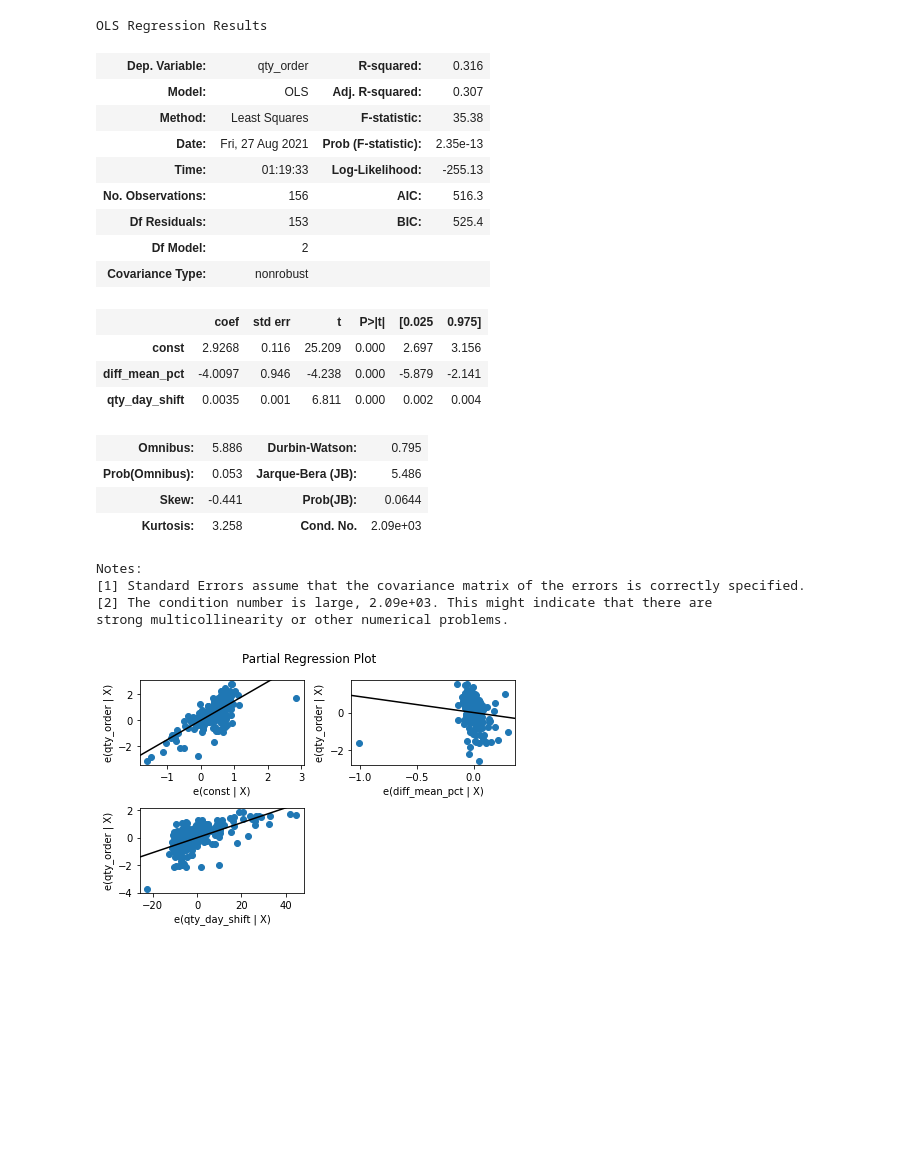
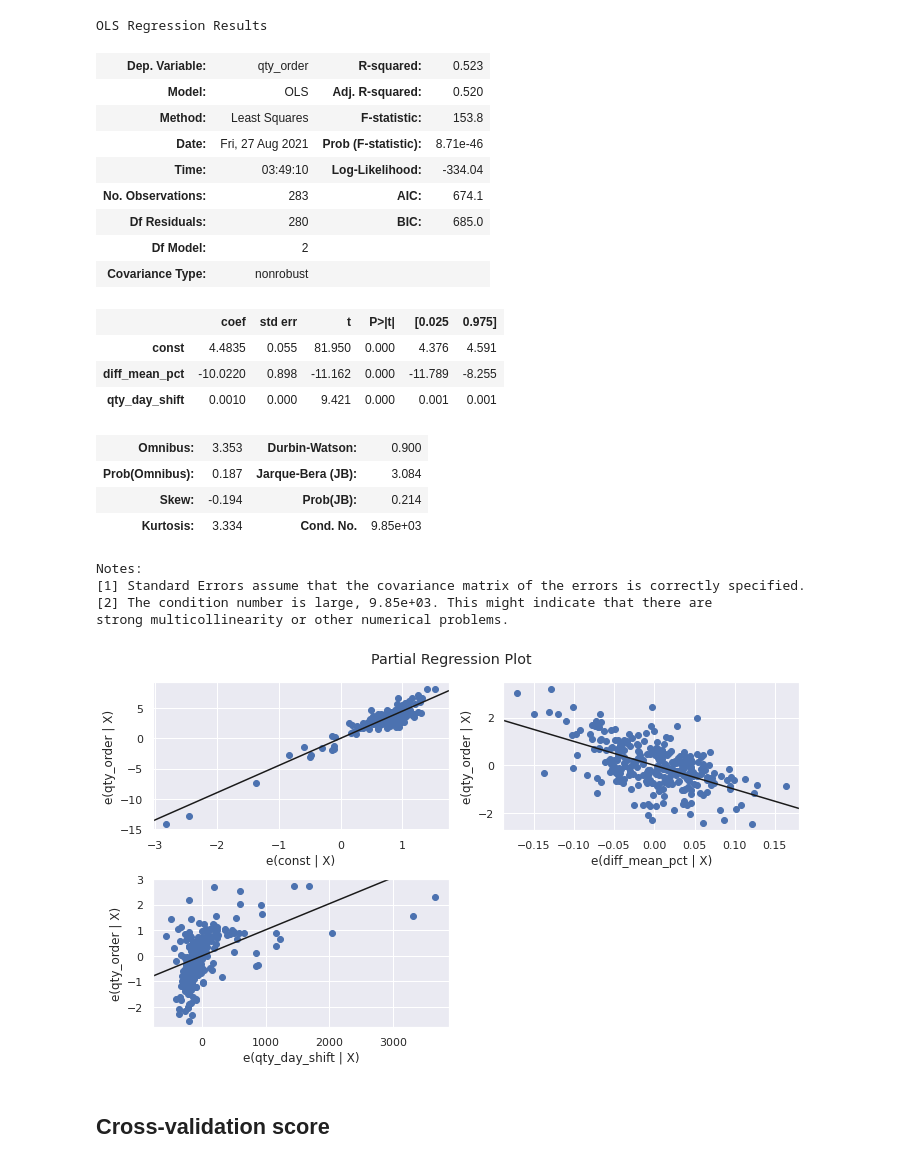
Before and after one commit to felipeangelim/desafio-fa, a Jupyter notebook: scripts/notebooks/model-1.0.ipynb, the cells around one changed output. Cells and saved outputs as stored; diff of their text form; code cells hidden in the pictures; blank space fills up the shorter version.

Commit message:
Add model

```diff
--- a/scripts/notebooks/model-1.0.ipynb
+++ b/scripts/notebooks/model-1.0.ipynb
@@ -7,6 +7,9 @@ from build_features import build_features
 
 import pandas as pd
 import numpy as np
+import seaborn as sns
+
+sns.set_theme(style="darkgrid")
 
 %load_ext autoreload
 %autoreload 2
@@ -15,3 +21,4 @@ comp_prices_df = pd.read_csv("../data/comp_prices.csv")
 sales_df = pd.read_csv("../data/sales.csv")
 # %%
 df = build_features(sales_df, comp_prices_df)
+df = df[df.date != pd.to_datetime("2015-10-14")]
@@ -19,7 +42,8 @@ df = build_features(sales_df, comp_prices_df)
 from statsmodels.regression.linear_model import OLS
 import statsmodels.api as sm
 # %%
-sel_df = df[df.prod_id == "P4"]
+prod_id = "P2"
+sel_df = df[df.prod_id == prod_id]
 X = sel_df[["diff_mean_pct", "qty_day_shift"]]
 y = np.log(sel_df[["qty_order"]])
 X = sm.add_constant(X)
@@ -29,29 +53,33 @@ results = model.fit()
 results.summary()
 # %% [output]
 OLS Regression Results
-| Dep. Variable: | qty_order | R-squared: | 0.316 |
-| Model: | OLS | Adj. R-squared: | 0.307 |
-| Method: | Least Squares | F-statistic: | 35.38 |
-| Date: | Fri, 27 Aug 2021 | Prob (F-statistic): | 2.35e-13 |
-| Time: | 01:19:33 | Log-Likelihood: | -255.13 |
-| No. Observations: | 156 | AIC: | 516.3 |
-| Df Residuals: | 153 | BIC: | 525.4 |
+| Dep. Variable: | qty_order | R-squared: | 0.523 |
+| Model: | OLS | Adj. R-squared: | 0.520 |
+| Method: | Least Squares | F-statistic: | 153.8 |
+| Date: | Fri, 27 Aug 2021 | Prob (F-statistic): | 8.71e-46 |
+| Time: | 03:49:10 | Log-Likelihood: | -334.04 |
+| No. Observations: | 283 | AIC: | 674.1 |
+| Df Residuals: | 280 | BIC: | 685.0 |
 | Df Model: | 2 |  |  |
 | Covariance Type: | nonrobust |  |  |
 |  | coef | std err | t | P>|t| | [0.025 | 0.975] |
-| const | 2.9268 | 0.116 | 25.209 | 0.000 | 2.697 | 3.156 |
-| diff_mean_pct | -4.0097 | 0.946 | -4.238 | 0.000 | -5.879 | -2.141 |
-| qty_day_shift | 0.0035 | 0.001 | 6.811 | 0.000 | 0.002 | 0.004 |
+| const | 4.4835 | 0.055 | 81.950 | 0.000 | 4.376 | 4.591 |
+| diff_mean_pct | -10.0220 | 0.898 | -11.162 | 0.000 | -11.789 | -8.255 |
+| qty_day_shift | 0.0010 | 0.000 | 9.421 | 0.000 | 0.001 | 0.001 |
-| Omnibus: | 5.886 | Durbin-Watson: | 0.795 |
-| Prob(Omnibus): | 0.053 | Jarque-Bera (JB): | 5.486 |
-| Skew: | -0.441 | Prob(JB): | 0.0644 |
-| Kurtosis: | 3.258 | Cond. No. | 2.09e+03 |
+| Omnibus: | 3.353 | Durbin-Watson: | 0.900 |
+| Prob(Omnibus): | 0.187 | Jarque-Bera (JB): | 3.084 |
+| Skew: | -0.194 | Prob(JB): | 0.214 |
+| Kurtosis: | 3.334 | Cond. No. | 9.85e+03 |
 Notes:
 [1] Standard Errors assume that the covariance matrix of the errors is correctly specified.
-[2] The condition number is large, 2.09e+03. This might indicate that there are
+[2] The condition number is large, 9.85e+03. This might indicate that there are
 strong multicollinearity or other numerical problems.
 # %%
+
 fig = sm.graphics.plot_partregress_grid(results)
+fig.set_size_inches(10, 6)
 fig.tight_layout(pad=1.0)
 # %% [output]
-[figure, old version]
+[figure, new version]
+# %% [markdown]
+## Cross-validation score
```
Also changed, not shown: parts of 3 cells of this notebook, 1 other file.
